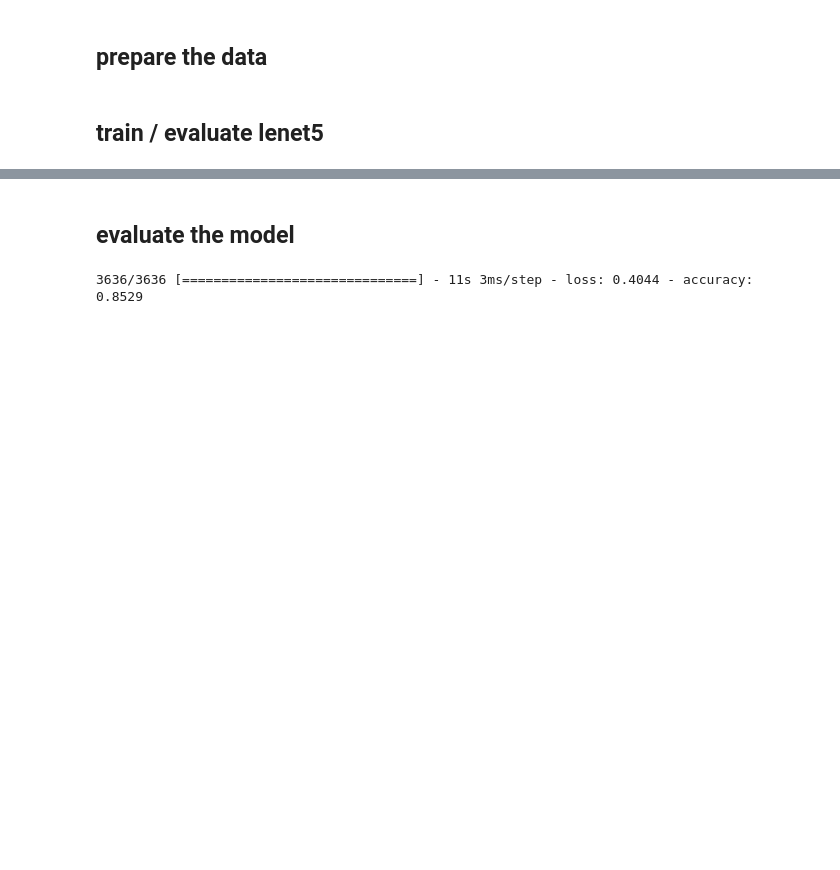
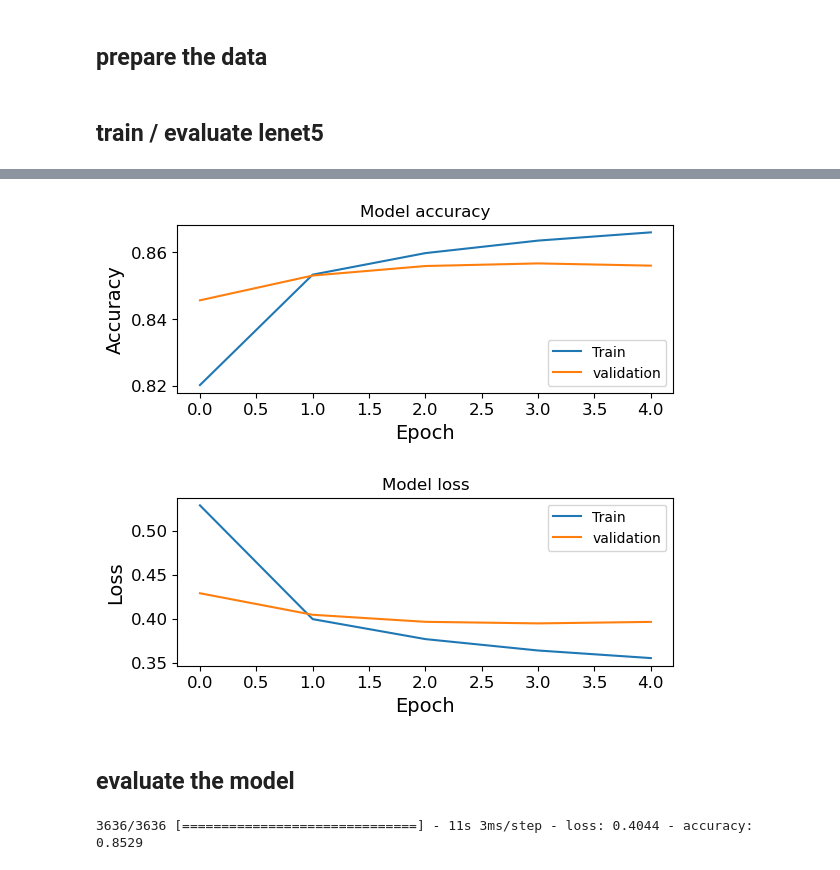
Before and after one commit to nonameR9077/CNNproject-2024-1, a Jupyter notebook: LeNet5.ipynb, the cells around one changed output, grey strips where cells are left out. Drawn from its saved outputs; the diff is of its cells as text; code cells hidden in the pictures; blank space fills up the shorter version.

```diff
--- a/LeNet5.ipynb
+++ b/LeNet5.ipynb
@@ -209,3 +251,3 @@ _________________________________________________________________
 # %%
-history = model.fit(train_data, epochs=3, validation_data=valid_data, batch_size=128)
+history = model.fit(train_data, epochs=5, validation_data=valid_data, batch_size=128)
 # %% [output]
@@ -218,3 +270,29 @@ Epoch 3/3
+# %%
+def plot_history_acc(history):
+    plt.plot(history.history['accuracy'])
+    plt.plot(history.history['val_accuracy'])
+    plt.title('Model accuracy')
+    plt.xlabel('Epoch')
+    plt.ylabel('Accuracy')
+    plt.legend(['Train', 'validation'])
+    plt.show()
+
+def plot_history_loss(history):
+    plt.plot(history.history['loss'])
+    plt.plot(history.history['val_loss'])
+    plt.title('Model loss')
+    plt.xlabel('Epoch')
+    plt.ylabel('Loss')
+    plt.legend(['Train', 'validation'])
+    plt.show()
+# %%
+plt.subplot(211)
+plot_history_acc(history)
+plt.subplot(212)
+plot_history_loss(history)
+# %% [output]
+[figure, added]
+[figure, added]
 # %% [markdown]
 ## evaluate the model
 # %%
```
Also changed, not shown: parts of 7 cells of this notebook, 5 other files.
